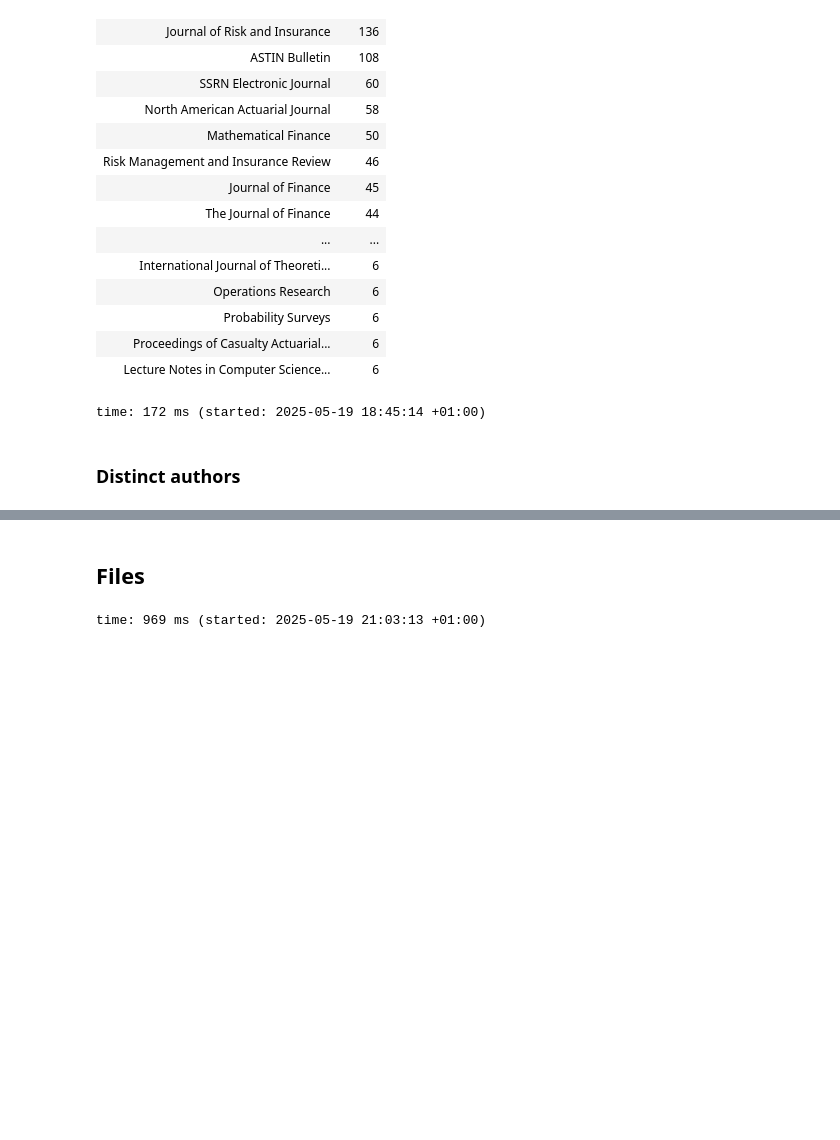
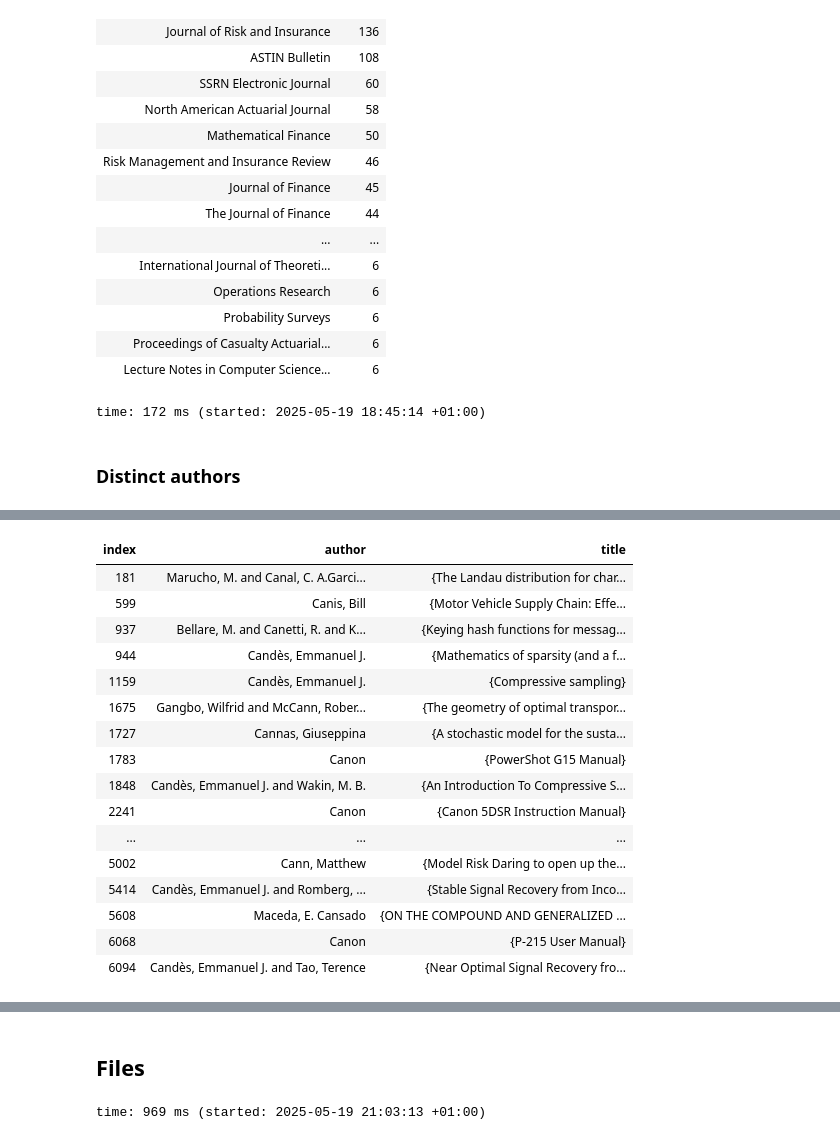
Before and after one commit to mynl/archivum_project, a Jupyter notebook: temp/Bibtex-to-df-and-tidy.ipynb, the cells around one changed output, grey strips where cells are left out. Saved outputs shown, nothing was run; the diff lists cells and outputs as text; code cells hidden in the pictures; blank space fills up the shorter version.

```diff
--- a/temp/Bibtex-to-df-and-tidy.ipynb
+++ b/temp/Bibtex-to-df-and-tidy.ipynb
@@ -384,0 +414,3 @@ time: 63 ms (started: 2025-05-19 20:10:32 +01:00)
+# %%
+b = sc.Bib2df(p)
+print(len(b.df))
@@ -384,0 +476,20 @@ time: 63 ms (started: 2025-05-19 20:10:32 +01:00)
+# %%
+fGT(b.ndf.loc[b.ndf.author.str.contains('Can'), ['author', 'title']])
+# %% [output]
+| index | author | title |
+| 181 | Marucho, M. and Canal, C. A.Garci... | {The Landau distribution for char... |
+| 599 | Canis, Bill | {Motor Vehicle Supply Chain: Effe... |
+| 937 | Bellare, M. and Canetti, R. and K... | {Keying hash functions for messag... |
+| 944 | Candès, Emmanuel J. | {Mathematics of sparsity (and a f... |
+| 1159 | Candès, Emmanuel J. | {Compressive sampling} |
+| 1675 | Gangbo, Wilfrid and McCann, Rober... | {The geometry of optimal transpor... |
+| 1727 | Cannas, Giuseppina | {A stochastic model for the susta... |
+| 1783 | Canon | {PowerShot G15 Manual} |
+| 1848 | Candès, Emmanuel J. and Wakin, M. B. | {An Introduction To Compressive S... |
+| 2241 | Canon | {Canon 5DSR Instruction Manual} |
+| ... | ... | ... |
+| 5002 | Cann, Matthew | {Model Risk Daring to open up the... |
+| 5414 | Candès, Emmanuel J. and Romberg, ... | {Stable Signal Recovery from Inco... |
+| 5608 | Maceda, E. Cansado | {ON THE COMPOUND AND GENERALIZED ... |
+| 6068 | Canon | {P-215 User Manual} |
+| 6094 | Candès, Emmanuel J. and Tao, Terence | {Near Optimal Signal Recovery fro... |
```
Also changed, not shown: parts of 32 cells of this notebook, 3 other files.
